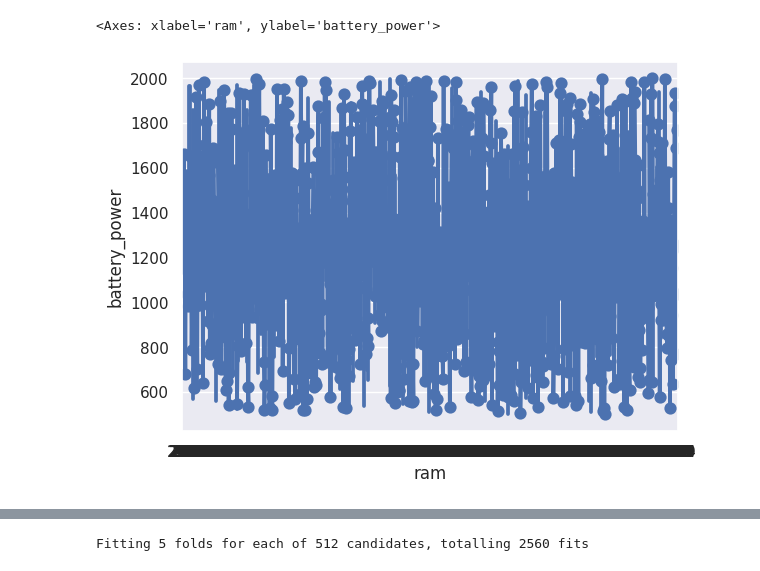
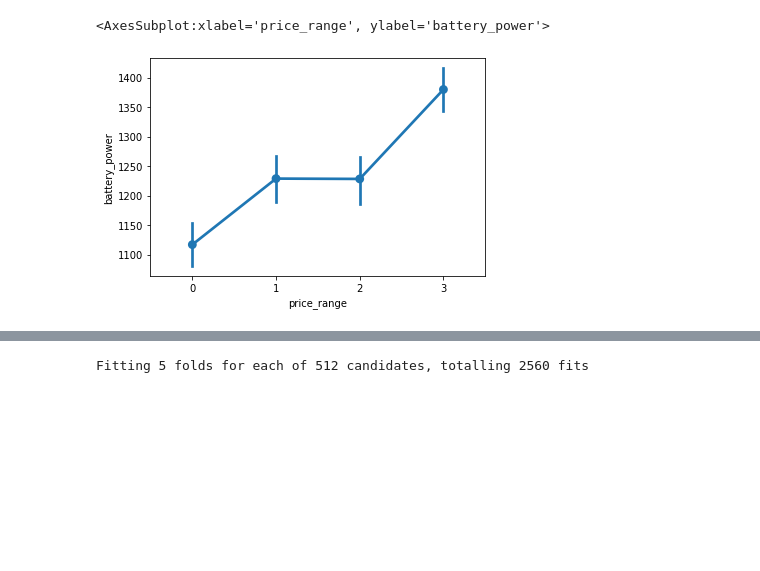
Before and after one commit to Leo612loss312/mobile-price-classifier-1.0, a Jupyter notebook: Mobile_price_classification.ipynb, the cells around one changed output, grey strips where cells are left out. Drawn from its saved outputs; the diff is of its cells as text; code cells hidden in the pictures; blank space fills up the shorter version.

```diff
--- a/Mobile_price_classification.ipynb
+++ b/Mobile_price_classification.ipynb
@@ -40,6 +43,6 @@ import warnings
 warnings.filterwarnings('ignore')
 # %%
 #import dataset
-df=pd.read_csv('/content/Mobile price classification.csv')
+df=pd.read_csv('/kaggle/input/mobile-price-classification/train.csv')
 df.head()
 # %% [output]
@@ -173,6 +178,6 @@ sns.pointplot(y='ram',x='touch_screen',data=df)
 # %%
-sns.pointplot(x='ram',y='battery_power',data=df)
+sns.pointplot(x='price_range',y='battery_power',data=df)
 # %% [output]
-<Axes: xlabel='ram', ylabel='battery_power'>
+<AxesSubplot:xlabel='price_range', ylabel='battery_power'>
-[figure, old version]
+[figure, new version]
 # %%
```
Also changed, not shown: parts of 79 cells of this notebook.
